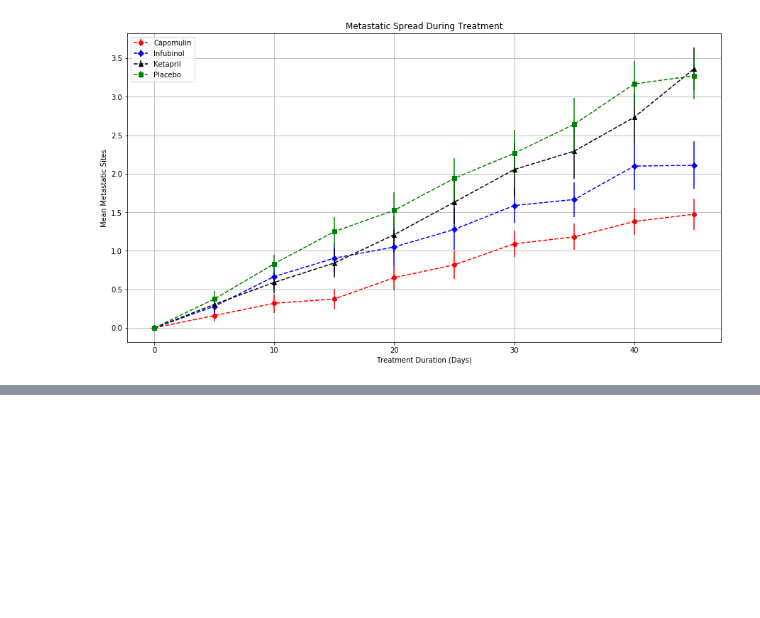
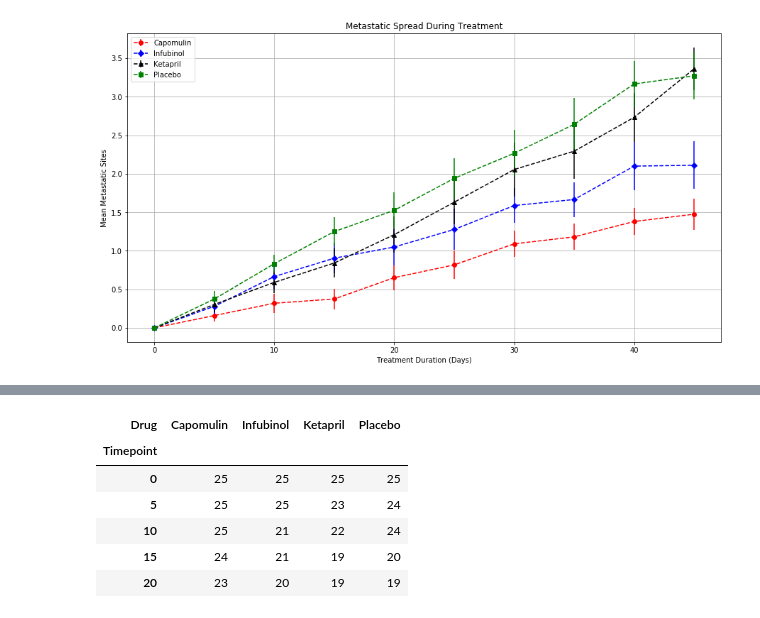
Before and after one commit to gfidanli/matplotlib-Pymaceuticals, a Jupyter notebook: Analysis.ipynb, the cells around one changed output, grey strips where cells are left out. Cells and saved outputs as stored; diff of their text form; code cells hidden in the pictures; blank space fills up the shorter version.

```diff
--- a/Analysis.ipynb
+++ b/Analysis.ipynb
@@ -211,0 +233,17 @@ plt.show()
+# %%
+# Reformat Data Frames
+df = pd.pivot_table(count_mice, index='Timepoint', columns='Drug')
+df.columns = df.columns.get_level_values(1) # Flatten hierarchical index in columns
+df.head()
+
+# Limit analysis to only Capomulin, Infubinol, Ketapril, and Placebo
+df_analysis = df[['Capomulin', 'Infubinol', 'Ketapril', 'Placebo']]
+df_analysis.head()
+# %% [output]
+| Drug | Capomulin | Infubinol | Ketapril | Placebo |
+| Timepoint |  |  |  |  |
+| 0 | 25 | 25 | 25 | 25 |
+| 5 | 25 | 25 | 23 | 24 |
+| 10 | 25 | 21 | 22 | 24 |
+| 15 | 24 | 21 | 19 | 20 |
+| 20 | 23 | 20 | 19 | 19 |
```
Also changed, not shown: parts of 5 cells of this notebook.
